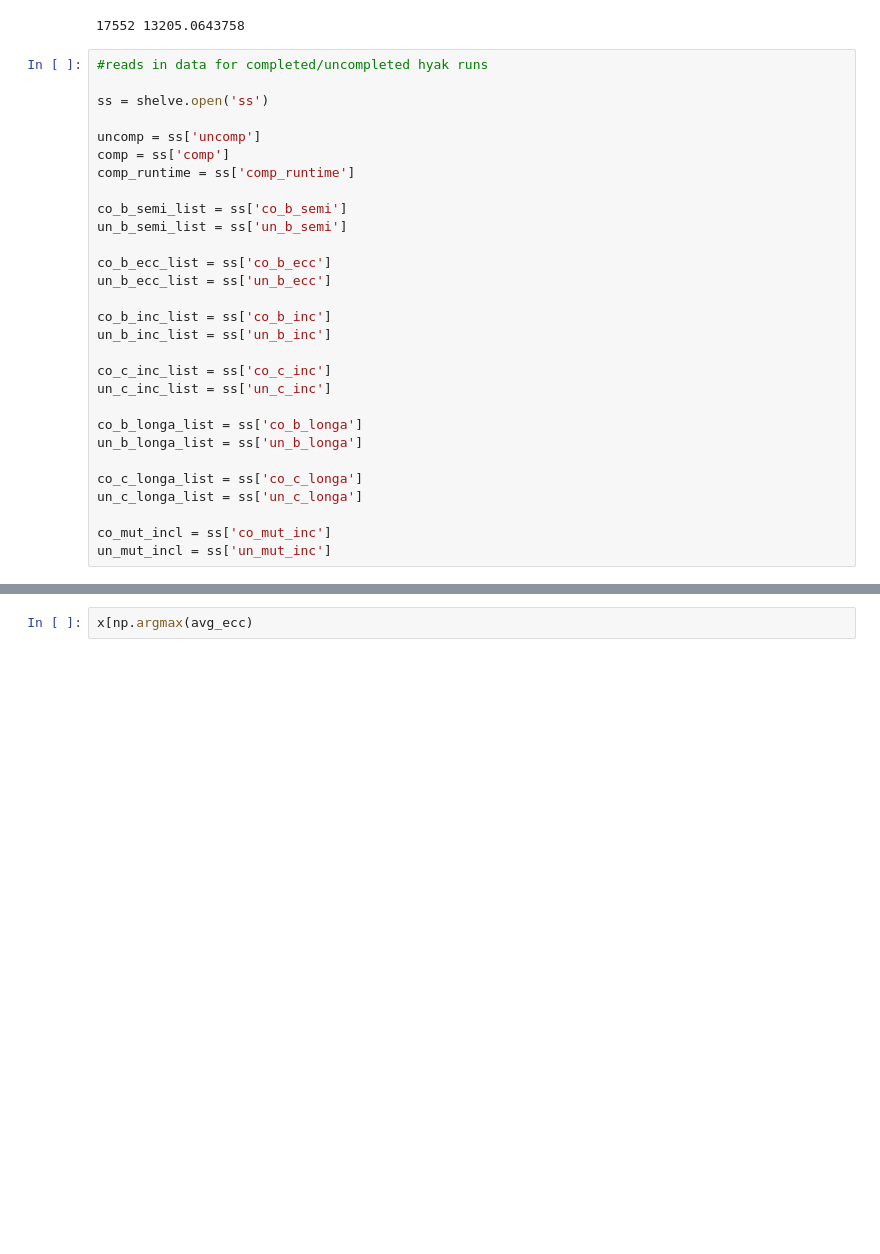
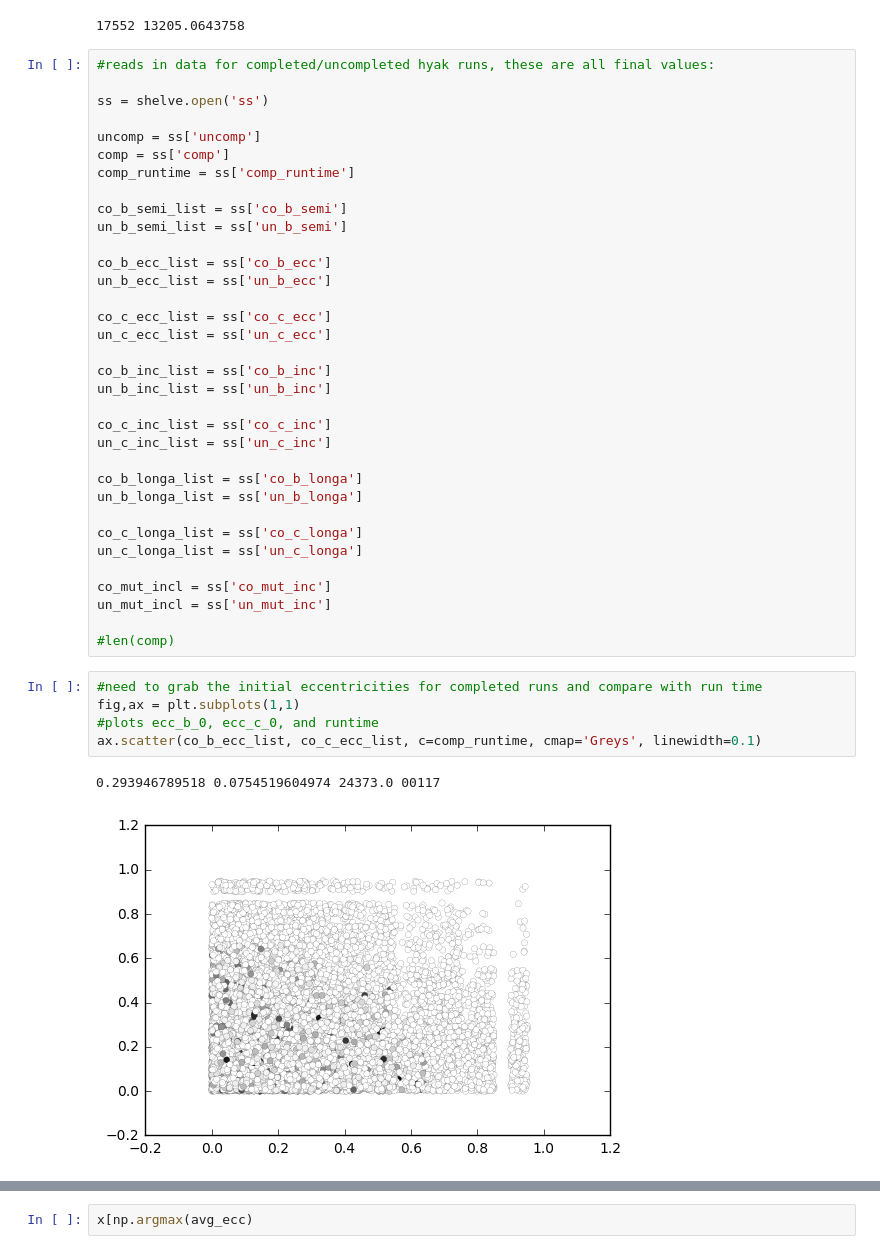
Before and after one commit to dm1681/Merging_Perts, a Jupyter notebook: Research/Merging_Perts/finished_runs.ipynb, the cells around one changed output, grey strips where cells are left out. Saved outputs shown, nothing was run; the diff lists cells and outputs as text; blank space fills up the shorter version.

```diff
--- a/Research/Merging_Perts/finished_runs.ipynb
+++ b/Research/Merging_Perts/finished_runs.ipynb
@@ -166,7 +170,7 @@ print (np.argmax(data_per),data_per[np.argmax(data_per)])
 # %% [output]
 17552 13205.0643758
 # %%
-#reads in data for completed/uncompleted hyak runs
+#reads in data for completed/uncompleted hyak runs, these are all final values:
 
 ss = shelve.open('ss')
 
@@ -179,6 +183,9 @@ un_b_semi_list = ss['un_b_semi']
 
 co_b_ecc_list = ss['co_b_ecc']
 un_b_ecc_list = ss['un_b_ecc']
+
+co_c_ecc_list = ss['co_c_ecc']
+un_c_ecc_list = ss['un_c_ecc']
 
 co_b_inc_list = ss['co_b_inc']
 un_b_inc_list = ss['un_b_inc']
@@ -194,6 +201,16 @@ un_c_longa_list = ss['un_c_longa']
 
 co_mut_incl = ss['co_mut_inc']
 un_mut_incl = ss['un_mut_inc']
+
+#len(comp)
+# %%
+#need to grab the initial eccentricities for completed runs and compare with run time
+fig,ax = plt.subplots(1,1)
+#plots ecc_b_0, ecc_c_0, and runtime
+ax.scatter(co_b_ecc_list, co_c_ecc_list, c=comp_runtime, cmap='Greys', linewidth=0.1)
+# %% [output]
+0.293946789518 0.0754519604974 24373.0 00117
+[figure, added]
 # %%
 comp_runtime = comp_runtime.astype(np.float) #converts from strings to float
 
```
Also changed, not shown: parts of 5 cells of this notebook, 1 other file.
